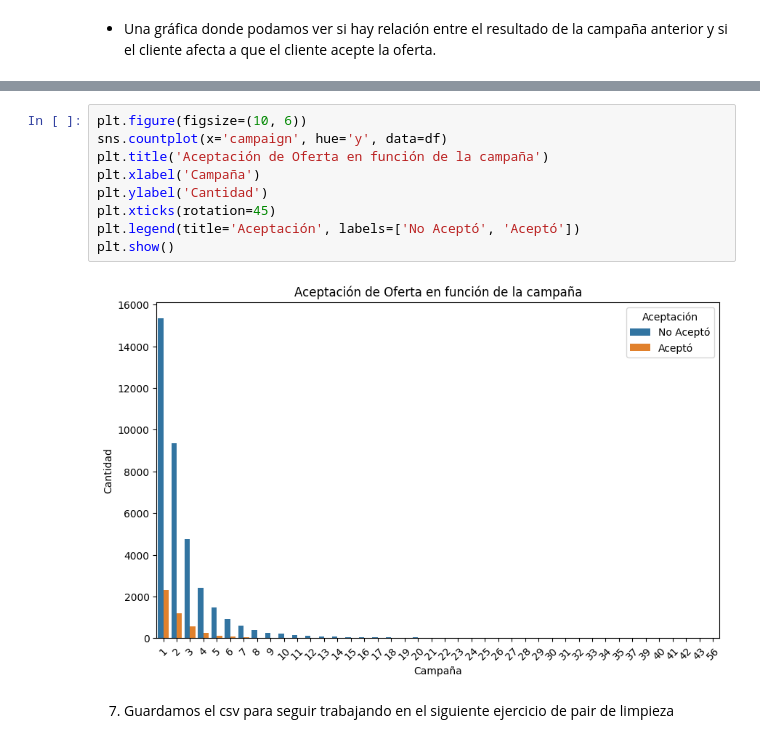
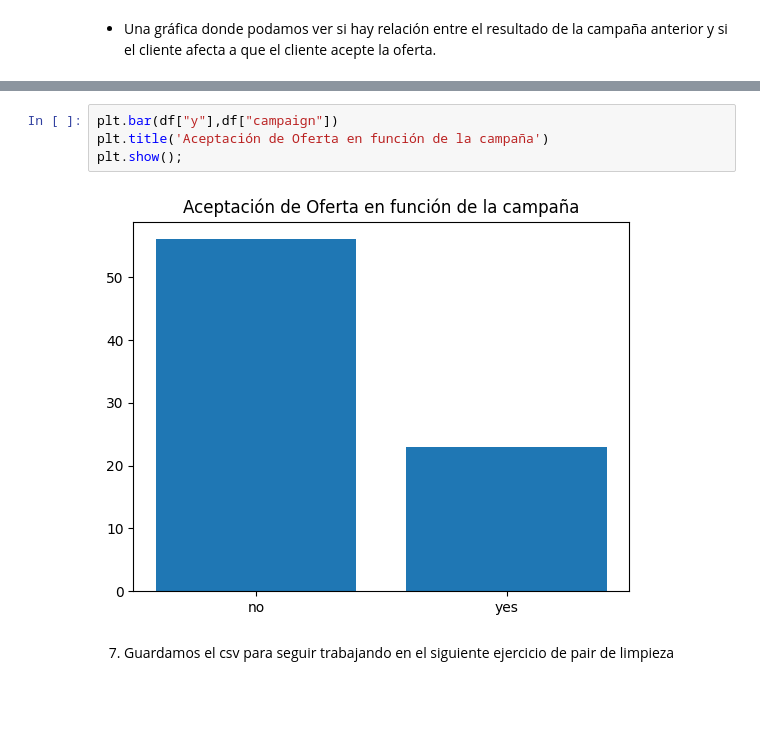
Before and after one commit to anane3373/promoE_modulo2_sprint2_pairprogramming_AnaGuardiayAndreaCabrera, a Jupyter notebook: limpieza_pair/limpieza1_16_8.ipynb, the cells around one changed output, grey strips where cells are left out. Drawn from its saved outputs; the diff is of its cells as text; blank space fills up the shorter version.

```diff
--- a/limpieza_pair/limpieza1_16_8.ipynb
+++ b/limpieza_pair/limpieza1_16_8.ipynb
@@ -338,13 +378,8 @@ plt.show()
 # %%
-plt.figure(figsize=(10, 6))
-sns.countplot(x='campaign', hue='y', data=df)
+plt.bar(df["y"],df["campaign"])
 plt.title('Aceptación de Oferta en función de la campaña')
-plt.xlabel('Campaña')
-plt.ylabel('Cantidad')
-plt.xticks(rotation=45)
-plt.legend(title='Aceptación', labels=['No Aceptó', 'Aceptó'])
-plt.show()
+plt.show();
 # %% [output]
-[figure, old version]
+[figure, new version]
 # %% [markdown]
 7. Guardamos el csv para seguir trabajando en el siguiente ejercicio de pair de limpieza
```
Also changed, not shown: parts of 9 cells of this notebook.
